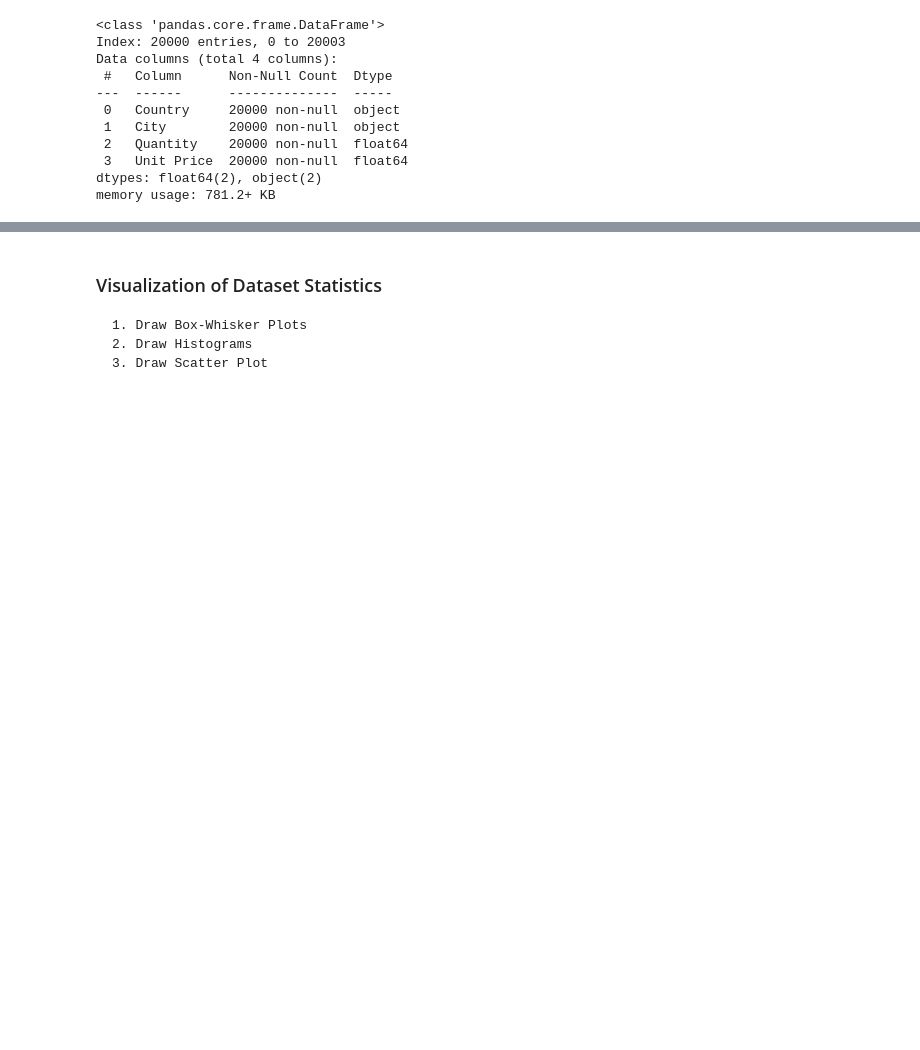
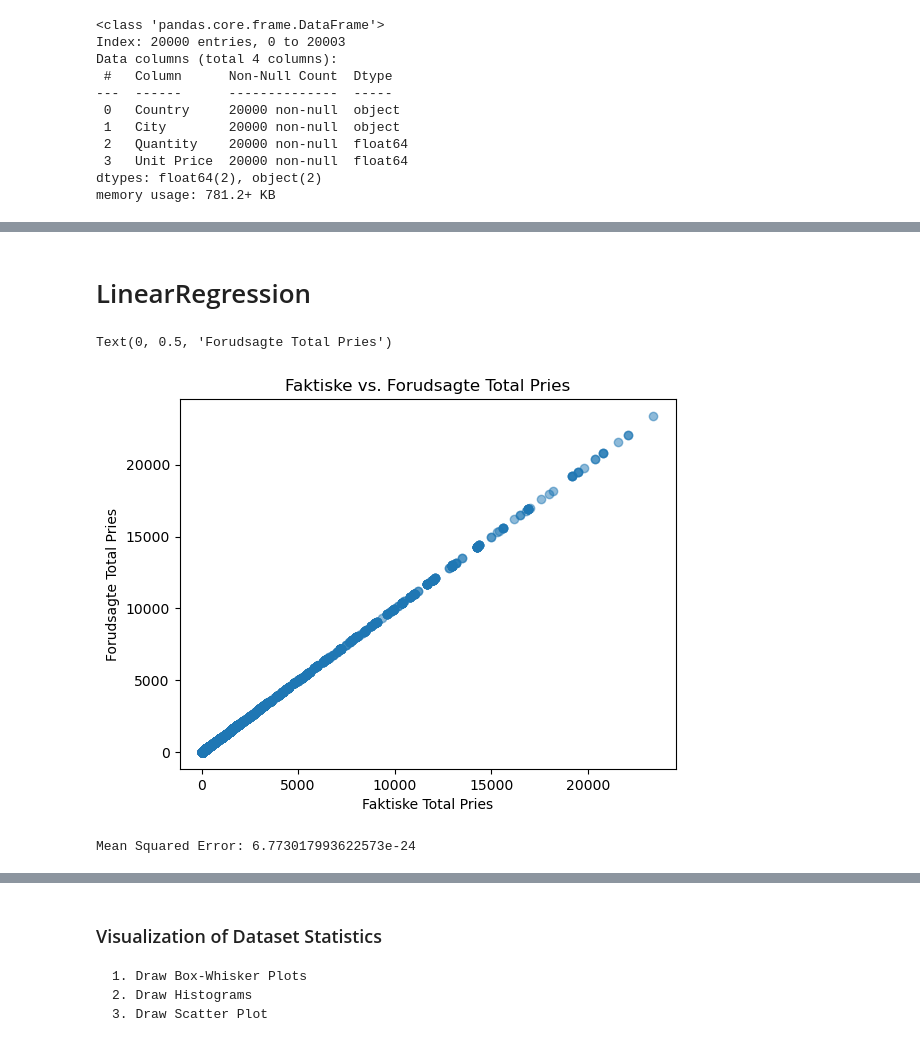
Before and after one commit to alksam/OrderProjekt, a Jupyter notebook: Orderprojekt.ipynb, the cells around one changed output, grey strips where cells are left out. Cells and saved outputs as stored; diff of their text form; code cells hidden in the pictures; blank space fills up the shorter version.

```diff
--- a/Orderprojekt.ipynb
+++ b/Orderprojekt.ipynb
@@ -192,0 +296,29 @@ memory usage: 781.2+ KB
+# %% [markdown]
+# LinearRegression
+# %%
+# Definer input features (undtagen målet)
+features = df[['Discount','Cost']].fillna(0)
+
+# Definer målet
+target = df['Total Pries']
+# %%
+# Træn den lineære regressionsmodel med alle de valgte funktioner
+model = LinearRegression()
+model.fit(features, target)
+# forudsigelser baseret på modellen
+predictions = model.predict(features)
+# %%
+# Plot de faktiske værdier vs. de forudsagte værdier
+plt.scatter(target, predictions, alpha=0.5)
+plt.title('Faktiske vs. Forudsagte Total Pries')
+plt.xlabel('Faktiske Total Pries')
+plt.ylabel('Forudsagte Total Pries')
+# %% [output]
+Text(0, 0.5, 'Forudsagte Total Pries')
+[figure, added]
+# %%
+# Beregn mean squared error
+mse = mean_squared_error(target, predictions)
+print(f'Mean Squared Error: {mse}')
+# %% [output]
+Mean Squared Error: 6.773017993622573e-24
```
Also changed, not shown: parts of 71 cells of this notebook.
